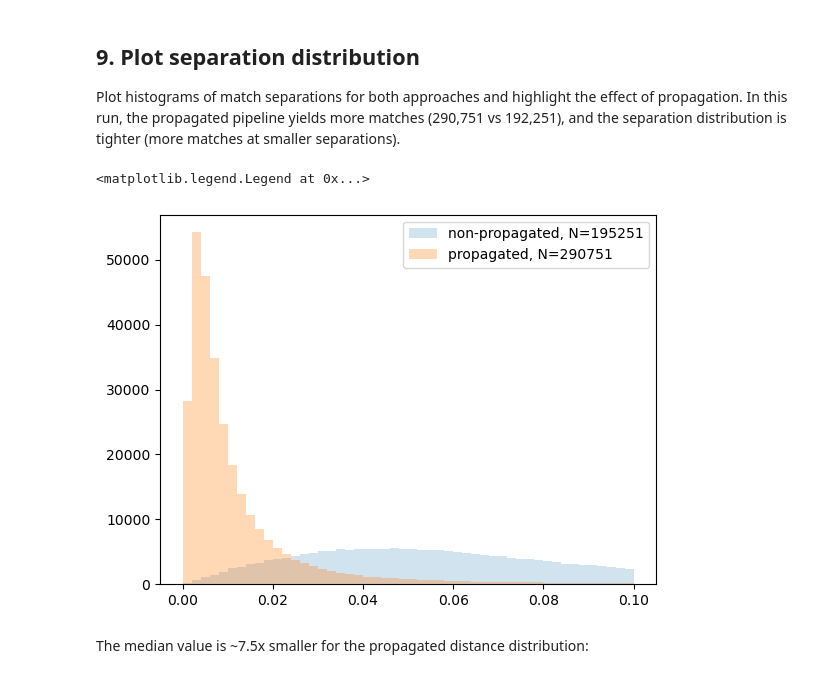
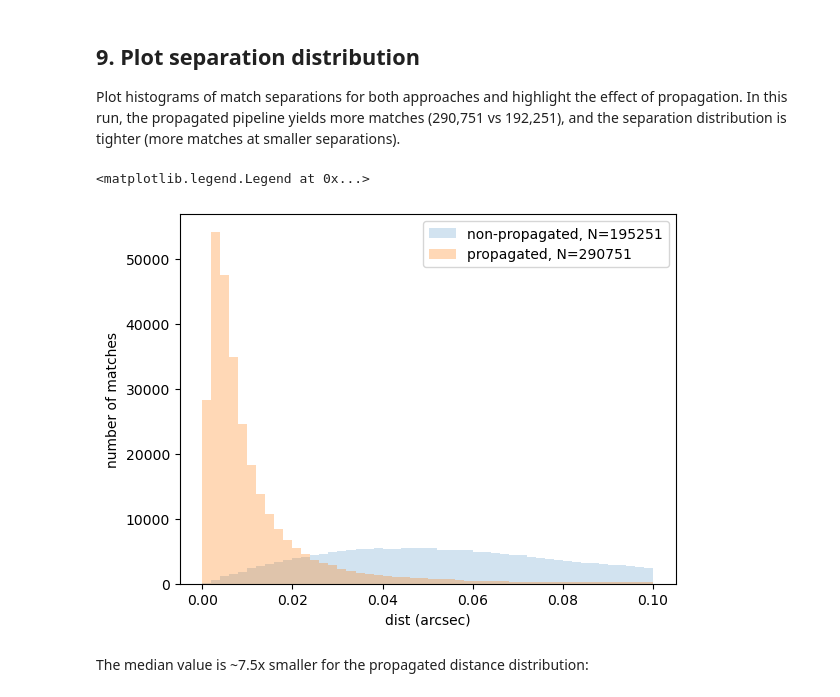
Before and after one commit to lsst-sitcom/linccf, a Jupyter notebook: internal/2026-03/1.epoch_propagation/dp2_gaia_epoch_propagation.ipynb, the cells around one changed output. Saved outputs shown, nothing was run; the diff lists cells and outputs as text; code cells hidden in the pictures.

Commit message:
Update plot

```diff
--- a/internal/2026-03/1.epoch_propagation/dp2_gaia_epoch_propagation.ipynb
+++ b/internal/2026-03/1.epoch_propagation/dp2_gaia_epoch_propagation.ipynb
@@ -268,24 +267,26 @@ Plot histograms of match separations for both approaches and highlight the effec
 # %%
 import matplotlib.pyplot as plt
 
 plt.hist(
     naive_matches_df["_dist_arcsec"],
     bins=np.linspace(0, 0.1, 51),
     histtype="stepfilled",
     alpha=0.2,
     label=f"non-propagated, N={len(naive_matches_df)}",
 )
 plt.hist(
     best_matches_df["distance"],
     bins=np.linspace(0, 0.1, 51),
     histtype="stepfilled",
     alpha=0.3,
     label=f"propagated, N={len(best_matches_df)}",
 )
+plt.xlabel("dist (arcsec)")
+plt.ylabel("number of matches")
 plt.legend()
 # %% [output]
 <matplotlib.legend.Legend at 0x...>
-[figure, old version]
+[figure, new version]
 # %% [markdown]
 The median value is ~7.5x smaller for the propagated distance distribution:
 # %%
```
Also changed, not shown: parts of 10 cells of this notebook.
